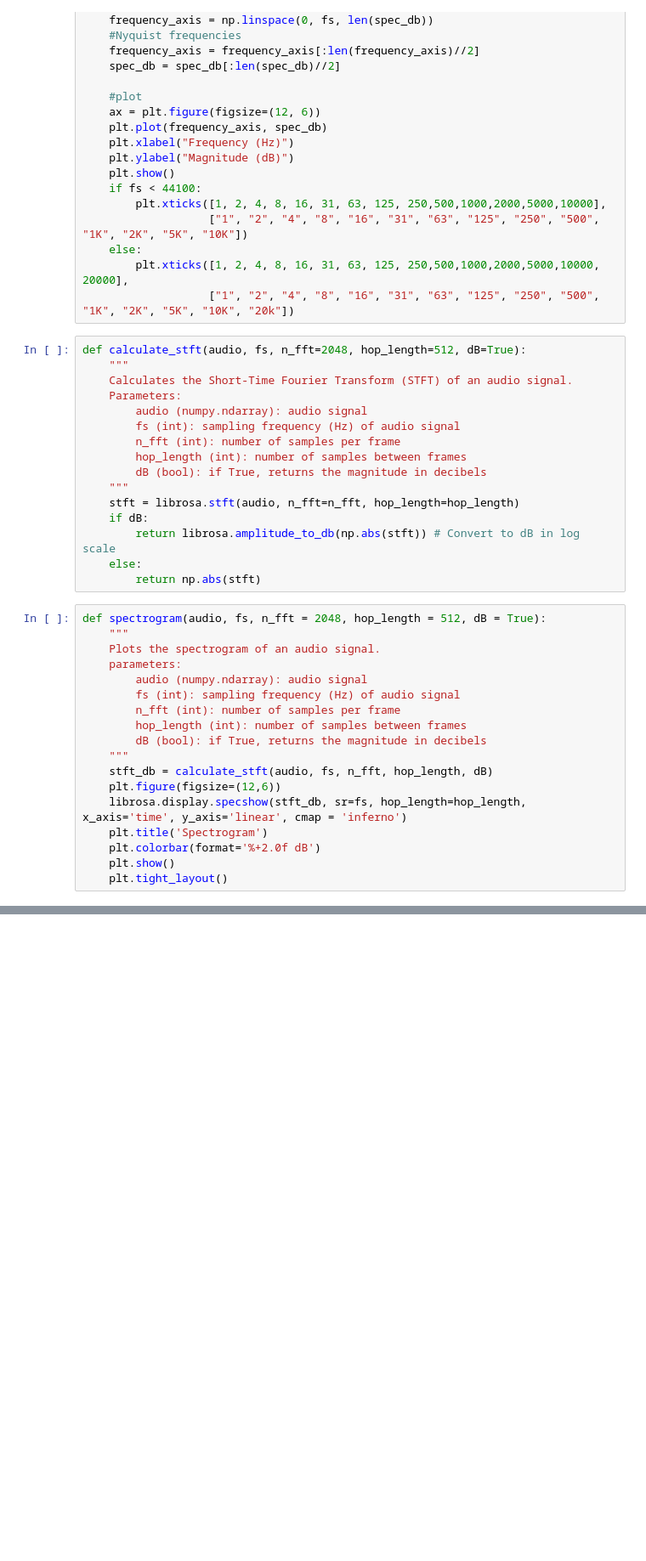
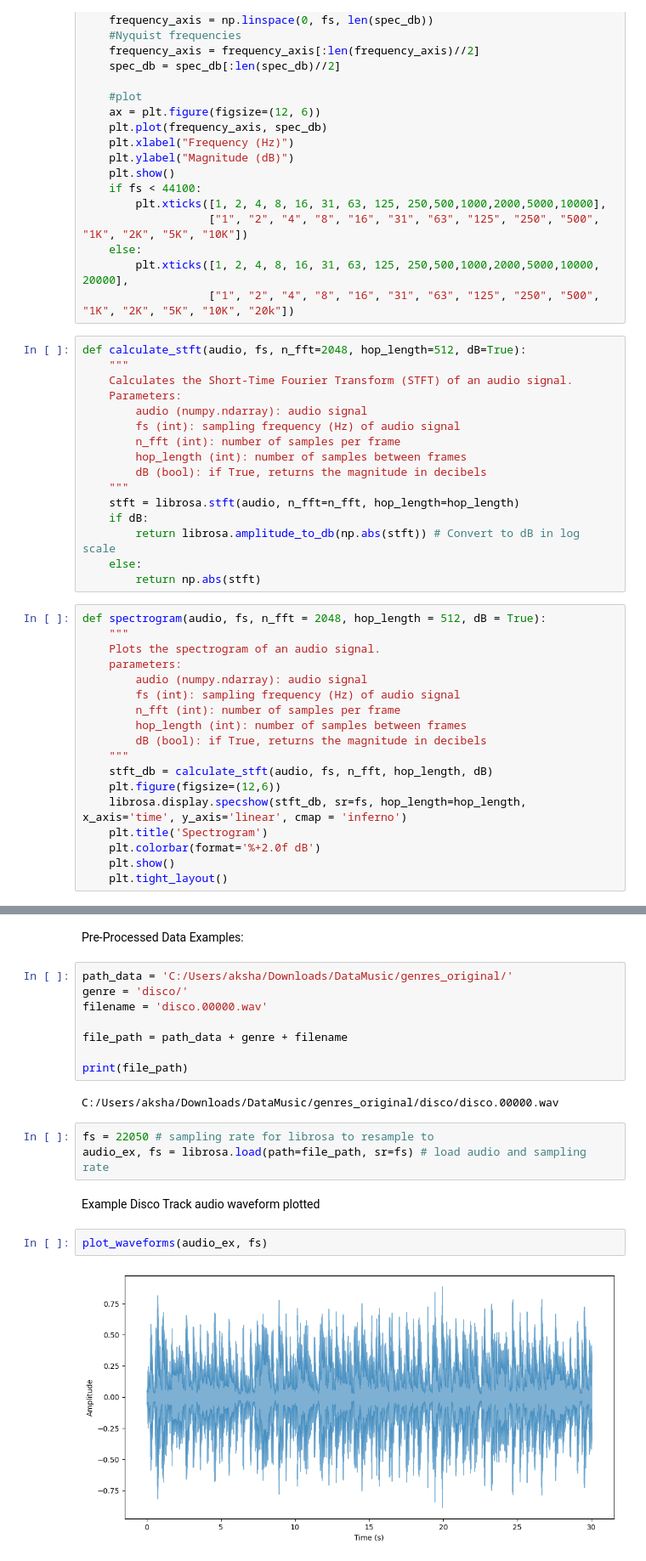
Before and after one commit to Akki0529/Music-Classiffer, a Jupyter notebook: 01-Preprocessing.ipynb, the cells around one changed output, grey strips where cells are left out. Shown: that part at 85% size. Saved outputs shown, nothing was run; the diff lists cells and outputs as text; blank space fills up the shorter version.

```diff
--- a/01-Preprocessing.ipynb
+++ b/01-Preprocessing.ipynb
@@ -118,0 +164,21 @@ def plot_mel_spectrogram(mfcc, fs):
+# %% [markdown]
+Pre-Processed Data Examples:
+# %%
+path_data = 'C:/Users/aksha/Downloads/DataMusic/genres_original/'
+genre = 'disco/'
+filename = 'disco.00000.wav'
+
+file_path = path_data + genre + filename
+
+print(file_path)
+# %% [output]
+C:/Users/aksha/Downloads/DataMusic/genres_original/disco/disco.00000.wav
+# %%
+fs = 22050 # sampling rate for librosa to resample to
+audio_ex, fs = librosa.load(path=file_path, sr=fs) # load audio and sampling rate
+# %% [markdown]
+Example Disco Track audio waveform plotted
+# %%
+plot_waveforms(audio_ex, fs)
+# %% [output]
+[figure, added]
```
Also changed, not shown: parts of 7 cells of this notebook, 1 other file.
